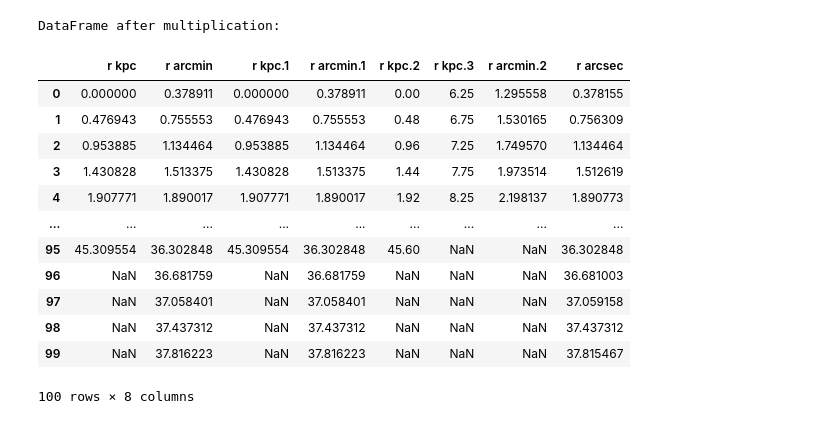
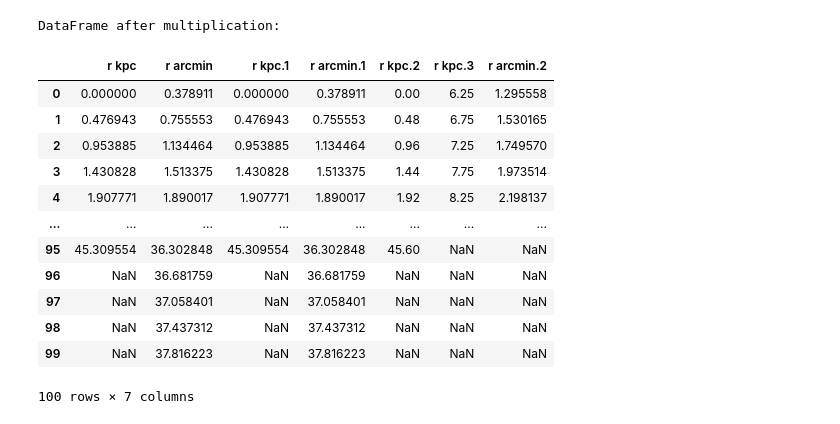
Before and after one commit to Rnazx/goblin, a Jupyter notebook: data/exp.ipynb, the cells around one changed output. Drawn from its saved outputs; the diff is of its cells as text; code cells hidden in the pictures.

```diff
--- a/data/exp.ipynb
+++ b/data/exp.ipynb
@@ -62,48 +62,48 @@ def find_and_multiply_column(dataframe, substring, multiplier):
                 result_df[col] = result_df[col] * multiplier
             i+=1
     return result_df
 
 def keep_substring_columns(dataframe, substring):
     # Get the columns that contain the specified substring
     filtered_columns = [col for col in dataframe.columns if substring in col]
 
     # Create a new DataFrame with only the filtered columns
     result_df = dataframe[filtered_columns].copy()
 
-    return result_df
+    return result_df, filtered_columns
 
-radii_df = keep_substring_columns(raw_data, 'r ')
-radii_df = radii_df.drop(columns='error kms')
+radii_df = keep_substring_columns(raw_data, 'r ')[0]
+#radii_df = radii_df.drop(columns='error kms')
 
 #to obtain radius data from every df
 distance_m31= 0.78 #Mpc
 distances_Mpc=np.array([0.785,0.785,0.780,0.780])
 
 #convert arcmin to kpc
 radii_df = find_and_multiply_column(radii_df, 'r arcmin', ((distance_m31*1000)/(arcmin_deg*deg_rad)))
 #convert arcsec to kpc
 radii_df = find_and_multiply_column(radii_df, 'r arcsec', ((distance_m31*1000)/(arcsec_deg*deg_rad)))
 #distance correction
 radii_df = find_and_multiply_column(radii_df, 'r kpc', distance_m31/distances_Mpc)
 
 # print("Original DataFrame:")
 #print(raw_data)
 print("\nDataFrame after multiplication:")
 radii_df
 # %% [output]
 DataFrame after multiplication:
-|  | r kpc | r arcmin | r kpc.1 | r arcmin.1 | r kpc.2 | r kpc.3 | r arcmin.2 | r arcsec |
-| 0 | 0.000000 | 0.378911 | 0.000000 | 0.378911 | 0.00 | 6.25 | 1.295558 | 0.378155 |
-| 1 | 0.476943 | 0.755553 | 0.476943 | 0.755553 | 0.48 | 6.75 | 1.530165 | 0.756309 |
-| 2 | 0.953885 | 1.134464 | 0.953885 | 1.134464 | 0.96 | 7.25 | 1.749570 | 1.134464 |
-| 3 | 1.430828 | 1.513375 | 1.430828 | 1.513375 | 1.44 | 7.75 | 1.973514 | 1.512619 |
-| 4 | 1.907771 | 1.890017 | 1.907771 | 1.890017 | 1.92 | 8.25 | 2.198137 | 1.890773 |
-| ... | ... | ... | ... | ... | ... | ... | ... | ... |
-| 95 | 45.309554 | 36.302848 | 45.309554 | 36.302848 | 45.60 | NaN | NaN | 36.302848 |
-| 96 | NaN | 36.681759 | NaN | 36.681759 | NaN | NaN | NaN | 36.681003 |
-| 97 | NaN | 37.058401 | NaN | 37.058401 | NaN | NaN | NaN | 37.059158 |
-| 98 | NaN | 37.437312 | NaN | 37.437312 | NaN | NaN | NaN | 37.437312 |
-| 99 | NaN | 37.816223 | NaN | 37.816223 | NaN | NaN | NaN | 37.815467 |
+|  | r kpc | r arcmin | r kpc.1 | r arcmin.1 | r kpc.2 | r kpc.3 | r arcmin.2 |
+| 0 | 0.000000 | 0.378911 | 0.000000 | 0.378911 | 0.00 | 6.25 | 1.295558 |
+| 1 | 0.476943 | 0.755553 | 0.476943 | 0.755553 | 0.48 | 6.75 | 1.530165 |
+| 2 | 0.953885 | 1.134464 | 0.953885 | 1.134464 | 0.96 | 7.25 | 1.749570 |
+| 3 | 1.430828 | 1.513375 | 1.430828 | 1.513375 | 1.44 | 7.75 | 1.973514 |
+| 4 | 1.907771 | 1.890017 | 1.907771 | 1.890017 | 1.92 | 8.25 | 2.198137 |
+| ... | ... | ... | ... | ... | ... | ... | ... |
+| 95 | 45.309554 | 36.302848 | 45.309554 | 36.302848 | 45.60 | NaN | NaN |
+| 96 | NaN | 36.681759 | NaN | 36.681759 | NaN | NaN | NaN |
+| 97 | NaN | 37.058401 | NaN | 37.058401 | NaN | NaN | NaN |
+| 98 | NaN | 37.437312 | NaN | 37.437312 | NaN | NaN | NaN |
+| 99 | NaN | 37.816223 | NaN | 37.816223 | NaN | NaN | NaN |
-100 rows × 8 columns
+100 rows × 7 columns
 # %%
 raw_data[radii_df.columns] = radii_df
```
Also changed, not shown: parts of 12 cells of this notebook, 20 other files.
